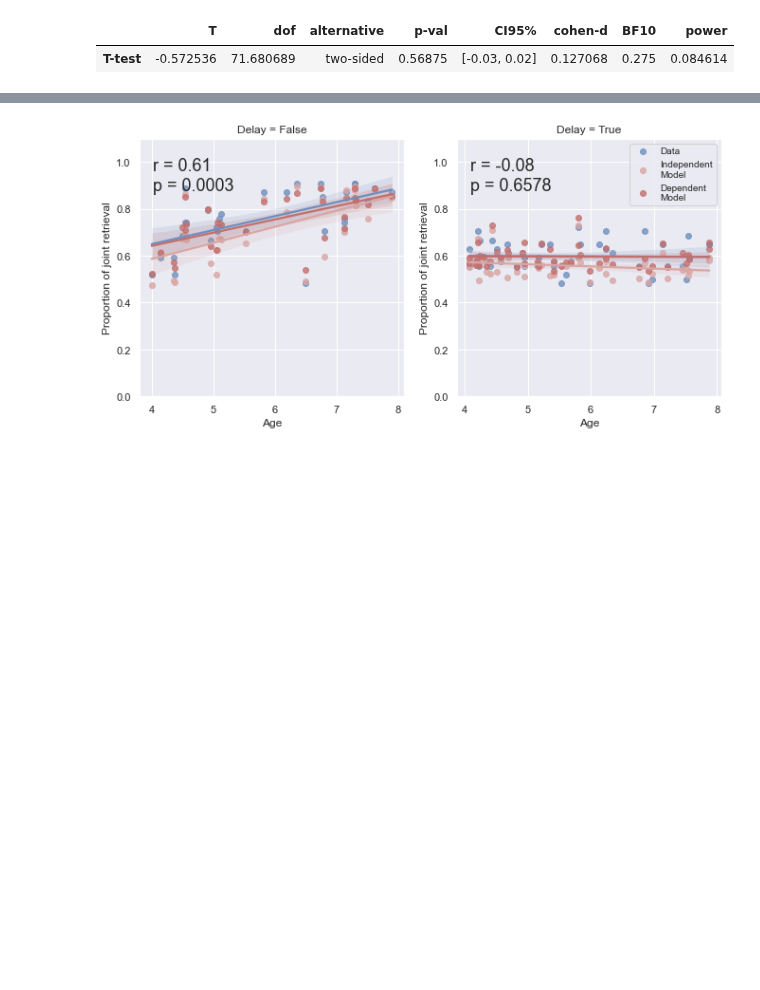
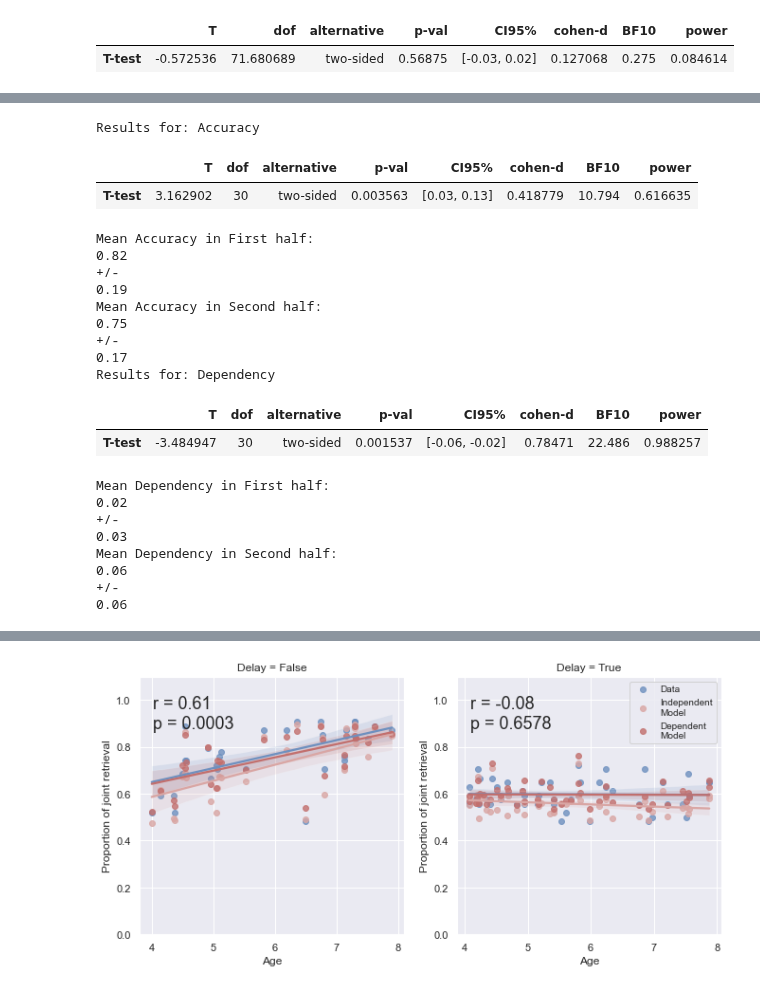
Before and after one commit to samsydco/PSPC, a Jupyter notebook: Results_PC.ipynb, the cells around one changed output, grey strips where cells are left out. Saved outputs shown, nothing was run; the diff lists cells and outputs as text; code cells hidden in the pictures; blank space fills up the shorter version.

```diff
--- a/Results_PC.ipynb
+++ b/Results_PC.ipynb
@@ -60,0 +64,35 @@ Dependency difference without them:
+# %%
+tmp = dependencydf[dependencydf['Delay'] == False].reset_index(drop=True)
+#tmp = tmp[~tmp['Subject'].isin(['MDEM083','MDEM087'])]
+for res in ['Accuracy','Dependency']:
+    print('Results for: '+res)
+    display(ttest(tmp[res+' First'], tmp[res+' Second'], paired=True))
+    #print(np.sort(list(tmp[res+' First']- tmp[res+' Second'])))
+    for half in ['First','Second']:
+        print('Mean '+res+' in '+half+' half:')
+        print(np.round(np.mean(tmp[res+' '+half]),2))
+        print('+/-')
+        print(np.round(np.std(tmp[res+' '+half]),2))
+# %% [output]
+Results for: Accuracy
+|  | T | dof | alternative | p-val | CI95% | cohen-d | BF10 | power |
+| T-test | 3.162902 | 30 | two-sided | 0.003563 | [0.03, 0.13] | 0.418779 | 10.794 | 0.616635 |
+Mean Accuracy in First half:
+0.82
++/-
+0.19
+Mean Accuracy in Second half:
+0.75
++/-
+0.17
+Results for: Dependency
+|  | T | dof | alternative | p-val | CI95% | cohen-d | BF10 | power |
+| T-test | -3.484947 | 30 | two-sided | 0.001537 | [-0.06, -0.02] | 0.78471 | 22.486 | 0.988257 |
+Mean Dependency in First half:
+0.02
++/-
+0.03
+Mean Dependency in Second half:
+0.06
++/-
+0.06
```
Also changed, not shown: parts of 3 cells of this notebook.
